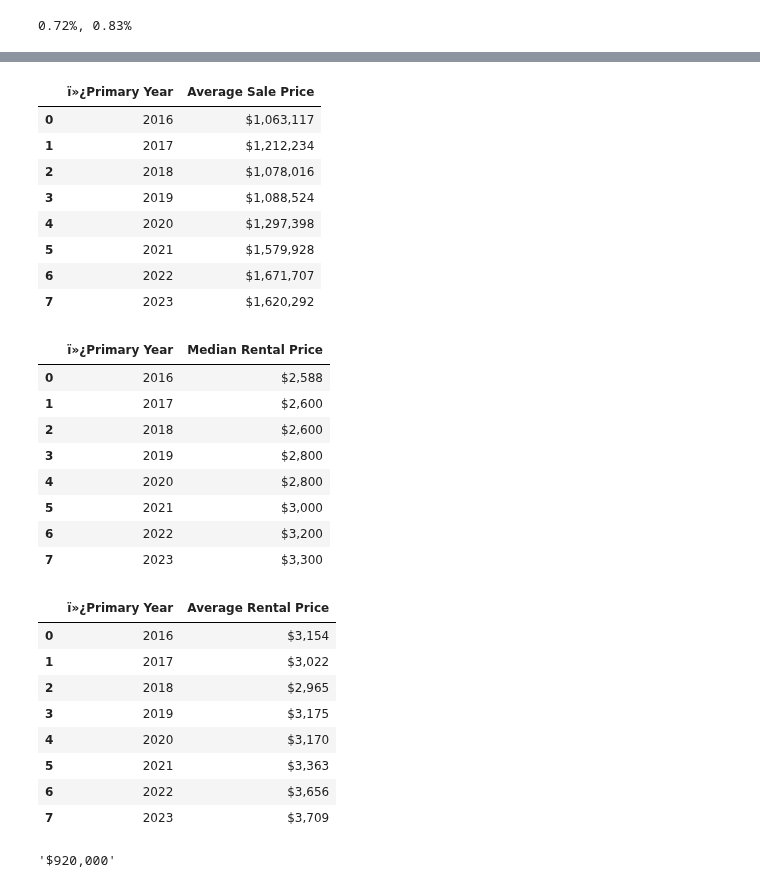
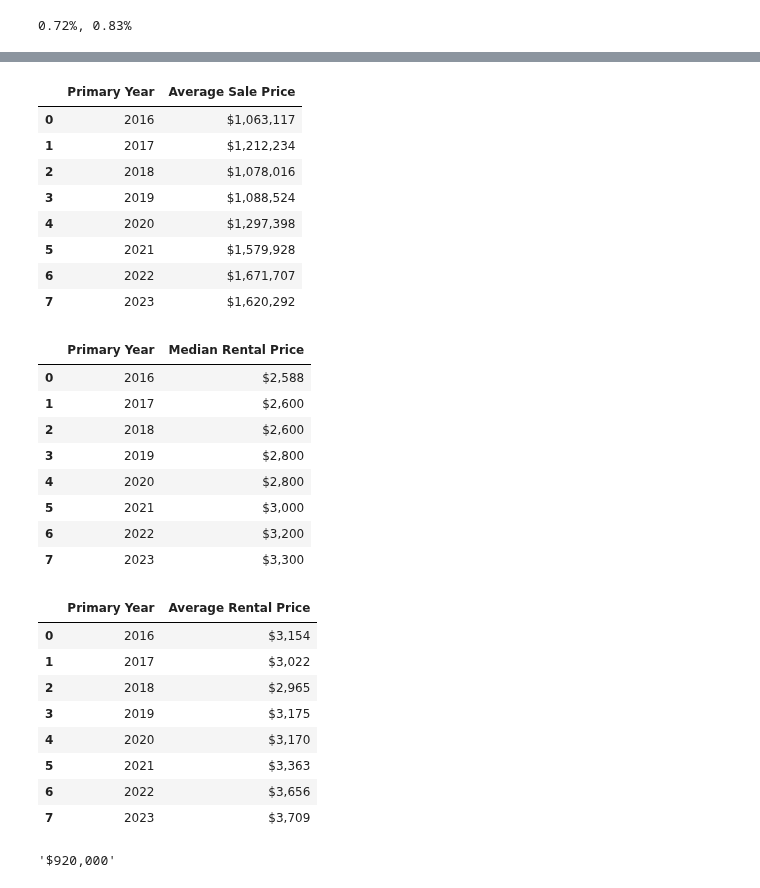
Before and after one commit to MaisieDeGraaf/oakville-housing-analysis, a Jupyter notebook: Code-Pooja/Housing.ipynb, the cells around one changed output, grey strips where cells are left out. Drawn from its saved outputs; the diff is of its cells as text; code cells hidden in the pictures.

```diff
--- a/Code-Pooja/Housing.ipynb
+++ b/Code-Pooja/Housing.ipynb
@@ -190,12 +199,12 @@ median_sale_price
 # %%
 #Avg Sale Price
 file2 = Path("Resources/Oakville_Avg_Sale_Price.csv")
 
 #Read the csv file
-avg_sale_price = pd.read_csv(file2, encoding = "ISO-8859-1")
+avg_sale_price = pd.read_csv(file2, encoding = "UTF-8")
 avg_sale_price
 # %% [output]
-|  | ï»¿Primary Year | Average Sale Price |
+|  | Primary Year | Average Sale Price |
 | 0 | 2016 | $1,063,117 |
 | 1 | 2017 | $1,212,234 |
 | 2 | 2018 | $1,078,016 |
@@ -209,10 +218,10 @@ avg_sale_price
 file3 = Path("Resources/Oakville_Median_Rental_Price.csv")
 
 #Read the csv file
-median_rent_price = pd.read_csv(file3, encoding = "ISO-8859-1")
+median_rent_price = pd.read_csv(file3, encoding = "UTF-8")
 median_rent_price
 # %% [output]
-|  | ï»¿Primary Year | Median Rental Price |
+|  | Primary Year | Median Rental Price |
 | 0 | 2016 | $2,588 |
 | 1 | 2017 | $2,600 |
 | 2 | 2018 | $2,600 |
@@ -226,10 +235,10 @@ median_rent_price
 file4 = Path("Resources/Oakville_Avg_Rental_Price.csv")
 
 #Read the csv file
-avg_rent_price = pd.read_csv(file4, encoding = "ISO-8859-1")
+avg_rent_price = pd.read_csv(file4, encoding = "UTF-8")
 avg_rent_price
 # %% [output]
-|  | ï»¿Primary Year | Average Rental Price |
+|  | Primary Year | Average Rental Price |
 | 0 | 2016 | $3,154 |
 | 1 | 2017 | $3,022 |
 | 2 | 2018 | $2,965 |
```
Also changed, not shown: parts of 2 cells of this notebook.
